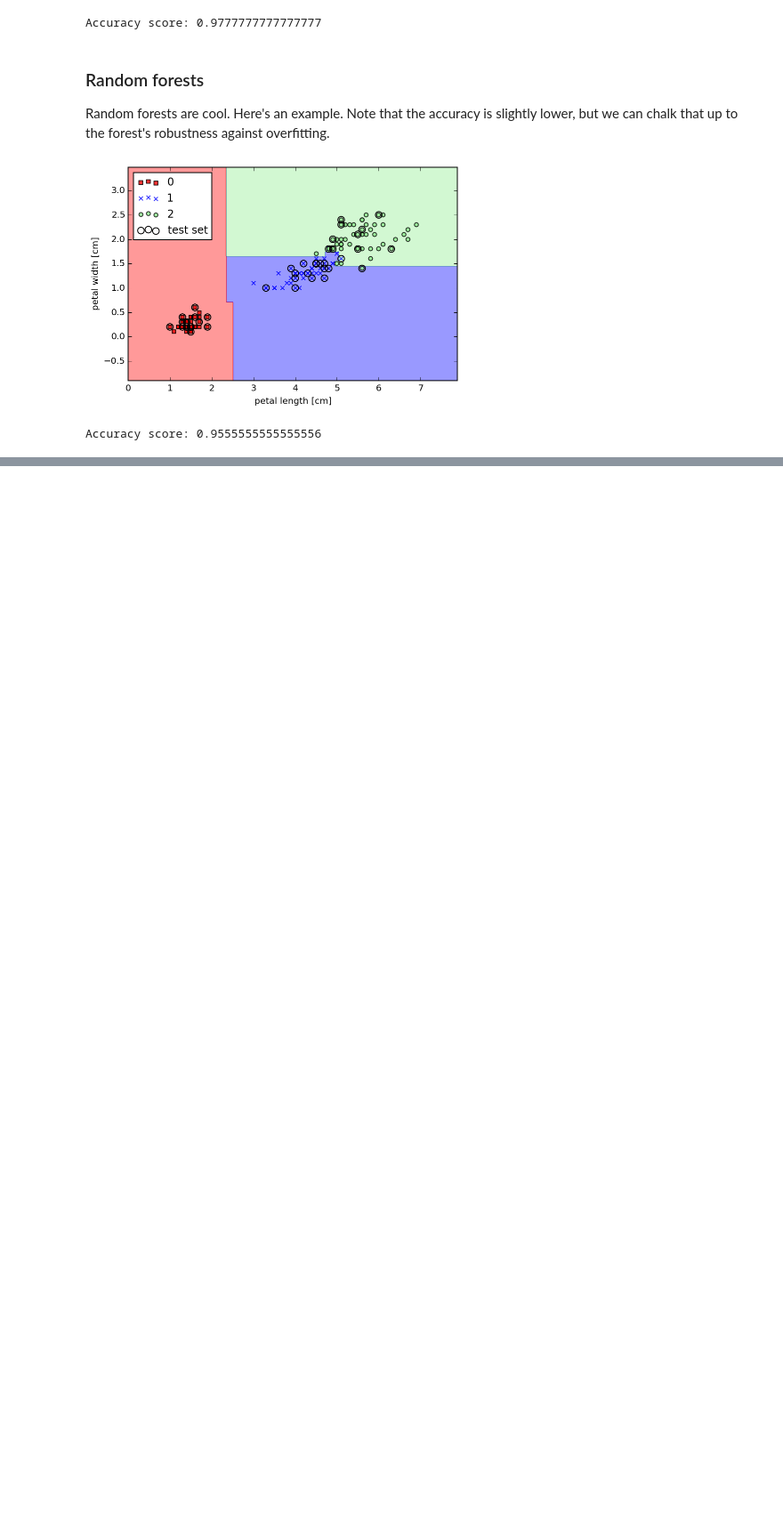
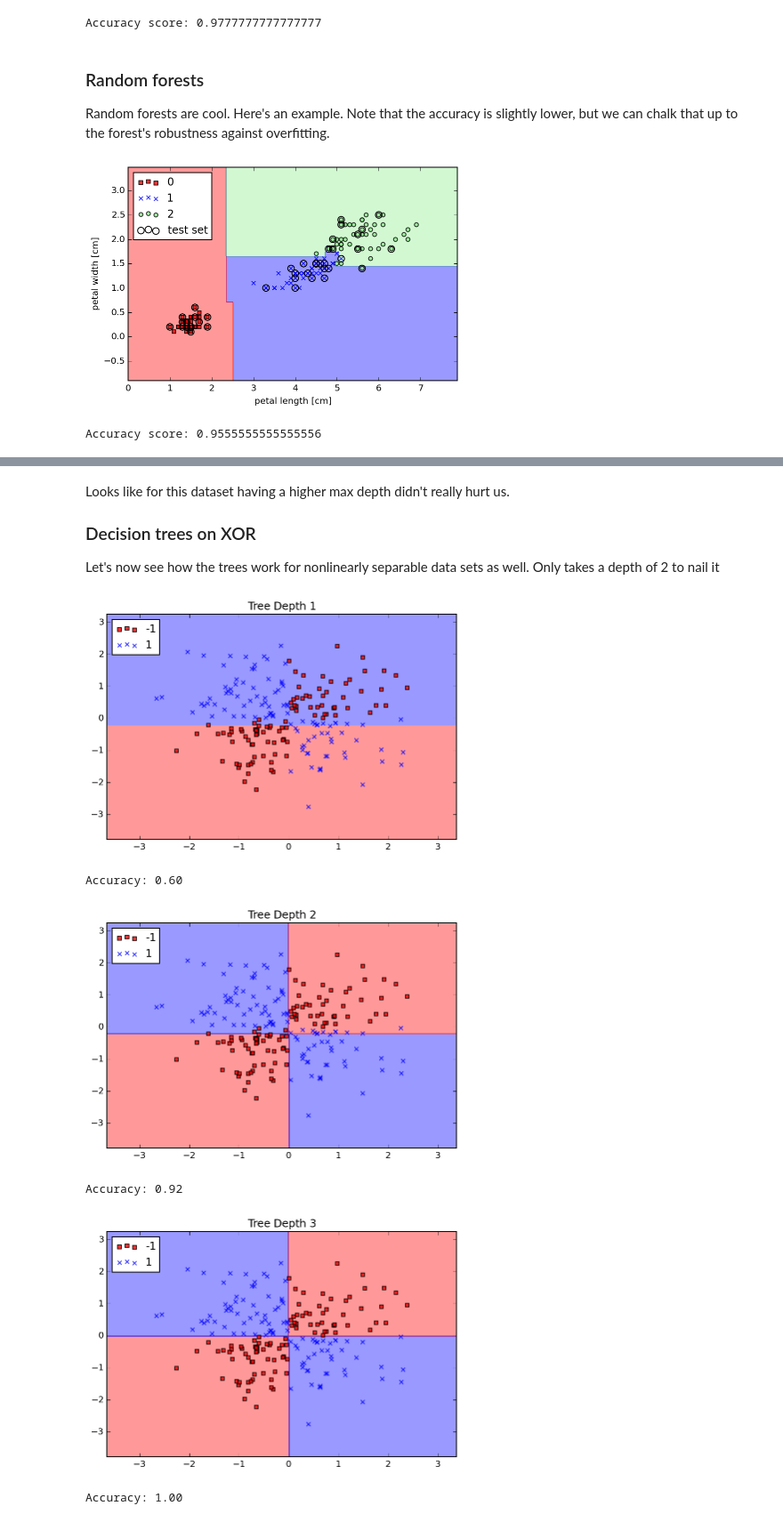
Before and after one commit to krosaen/ml-study, a Jupyter notebook: python-ml-book/ch03/ch03.ipynb, the cells around one changed output, grey strips where cells are left out. Shown at 89% size. Drawn from its saved outputs; the diff is of its cells as text; code cells hidden in the pictures; blank space fills up the shorter version.

```diff
--- a/python-ml-book/ch03/ch03.ipynb
+++ b/python-ml-book/ch03/ch03.ipynb
@@ -650,0 +684,23 @@ Accuracy score: 0.9555555555555556
+# %% [markdown]
+Looks like for this dataset having a higher max depth didn't really hurt us.
+
+### Decision trees on XOR
+
+Let's now see how the trees work for nonlinearly separable data sets as well. Only takes a depth of 2 to nail it
+# %%
+for depth in [1, 2, 3]:
+    tree_d = DecisionTreeClassifier(criterion='entropy', max_depth=depth, random_state=0)
+    tree_d.fit(X_xor, y_xor)
+    plot_decision_regions(X_xor, y_xor, classifier=tree_d)
+    plt.legend(loc='upper left')
+    plt.tight_layout()
+    plt.title("Tree Depth {}".format(depth))
+    plt.show()
+    print('Accuracy: %.2f' % accuracy_score(y_xor, tree_d.predict(X_xor)))
+# %% [output]
+[figure, added]
+Accuracy: 0.60
+[figure, added]
+Accuracy: 0.92
+[figure, added]
+Accuracy: 1.00
```
Also changed, not shown: parts of 2 cells of this notebook.
